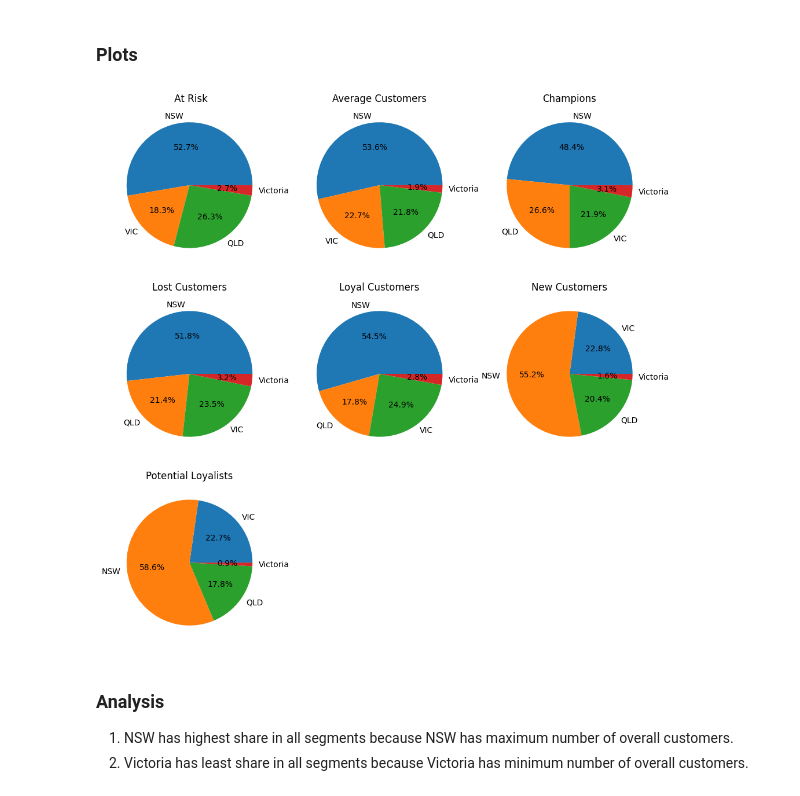
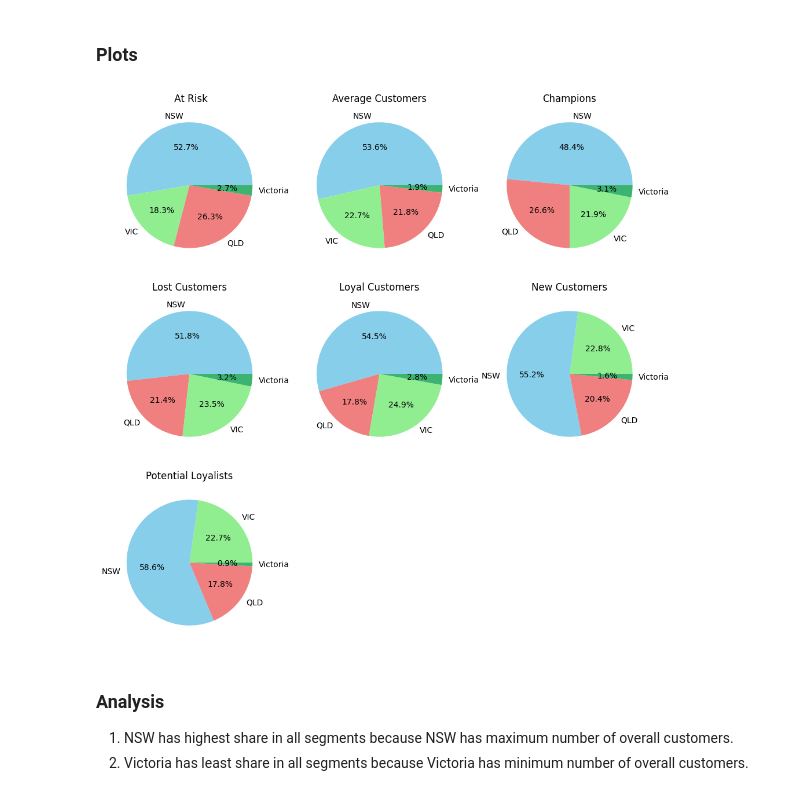
Before and after one commit to tanu-khanuja/customer_segmentation, a Jupyter notebook: notebooks/combined_data_analysis.ipynb, the cells around one changed output. Saved outputs shown, nothing was run; the diff lists cells and outputs as text; code cells hidden in the pictures.

```diff
--- a/notebooks/combined_data_analysis.ipynb
+++ b/notebooks/combined_data_analysis.ipynb
@@ -123,5 +123,5 @@ len(rfm_data)
 - Length of custadd_data and rfm_data varies because we dropped some rows in transaction_data during cleaning.
 (Check transaction_data_cleaning.ipynb)
 # %%
-rfm_with_state = pd.merge(rfm_data, custadd_data[['customer_id','state']], on ='customer_id')
+rfm_updated = pd.merge(rfm_data, custadd_data[['customer_id','state']], on ='customer_id')
 # %%
@@ -133,7 +133,7 @@ rfm_with_state.head(2)
 # %%
 from collections import defaultdict, Counter
 
-grouped_data = rfm_with_state.groupby('Segment')
+grouped_data = rfm_updated.groupby('Segment')
 segmentwise_states = defaultdict(str)
 for segment, group in grouped_data:
     segmentwise_states[segment] = group['state'].tolist()
@@ -164,35 +164,48 @@ defaultdict(str,
 # %%
 # Plot
 
 from matplotlib import pyplot as plt
 
 num_segments = len(segmentwise_states)  # Number of segments(7)
 
 # Set grid size
 cols = 3
 rows = 3
 
+# For consistency in colors of each state
+colors = {
+    'NSW': 'skyblue',
+    'QLD': 'lightcoral',
+    'VIC': 'lightgreen',
+    'New South Wales': 'deepskyblue',
+    'Victoria': 'mediumseagreen'
+}
+
 # Create subplots
 fig, axes = plt.subplots(rows, cols, figsize=(12,12))
 
 axes = axes.flatten()   # Flatten axis to 1D array for easy indexing
 
 # Loop over each segment and create pie chart
 for i, (segment, state_counts) in enumerate(segmentwise_states.items()):
     ax = axes[i]
+    states = list(state_counts.keys())
+    counts = list(state_counts.values())
+    state_colors = [colors[state] for state in states]
     ax.pie(
         state_counts.values(), # Sold item count in state
         labels = state_counts.keys(), # Name of state
         textprops={'fontsize': 10},
-        autopct='%1.1f%%'
+        autopct='%1.1f%%',
+        colors=state_colors
     )
     ax.set_title(segment)
 
     # Hide unused subplots
 for j in range(i+1, len(axes)):  # i will be last index value from previous for loop
     fig.delaxes(axes[j])
 # %% [output]
-[figure, old version]
+[figure, new version]
 # %% [markdown]
 ### Analysis
 
```
Also changed, not shown: parts of 42 cells of this notebook, 4 other files.
